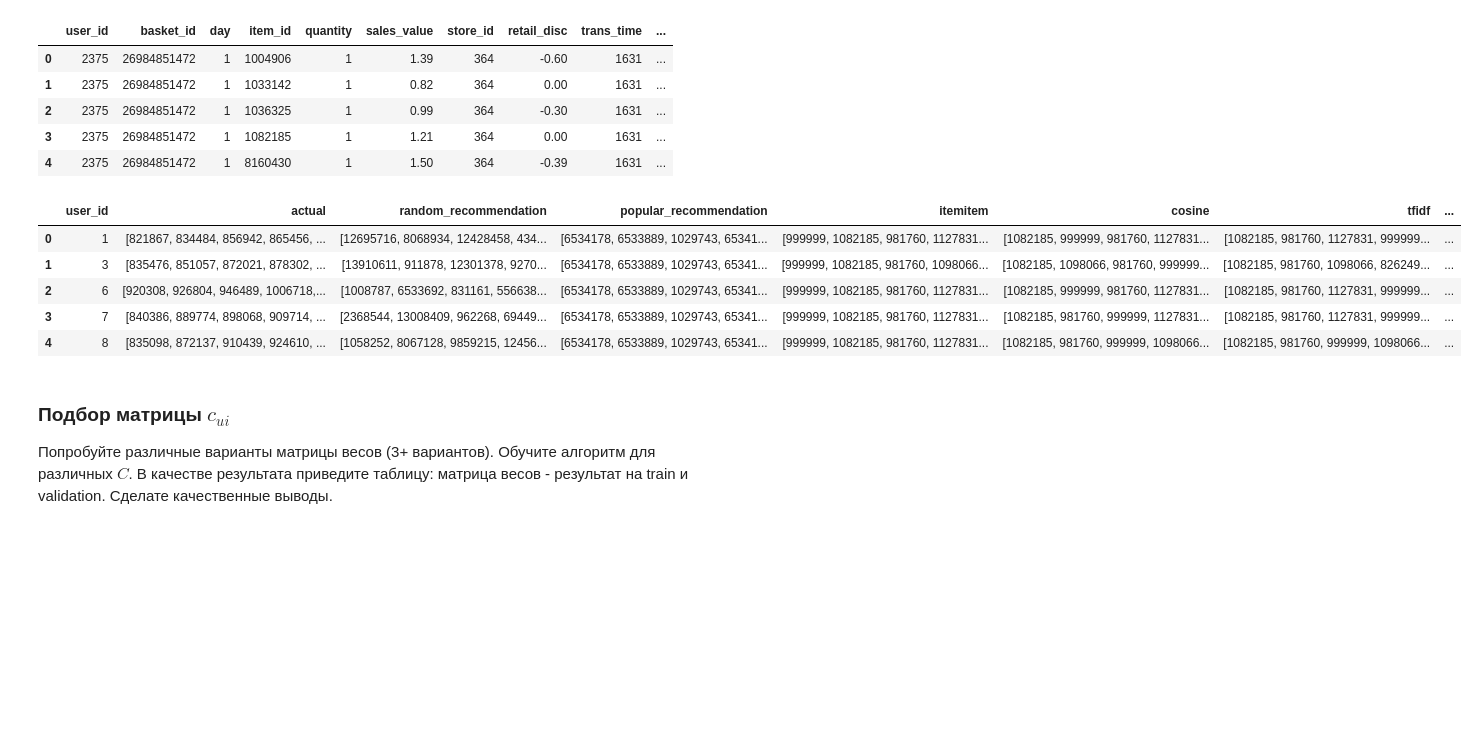
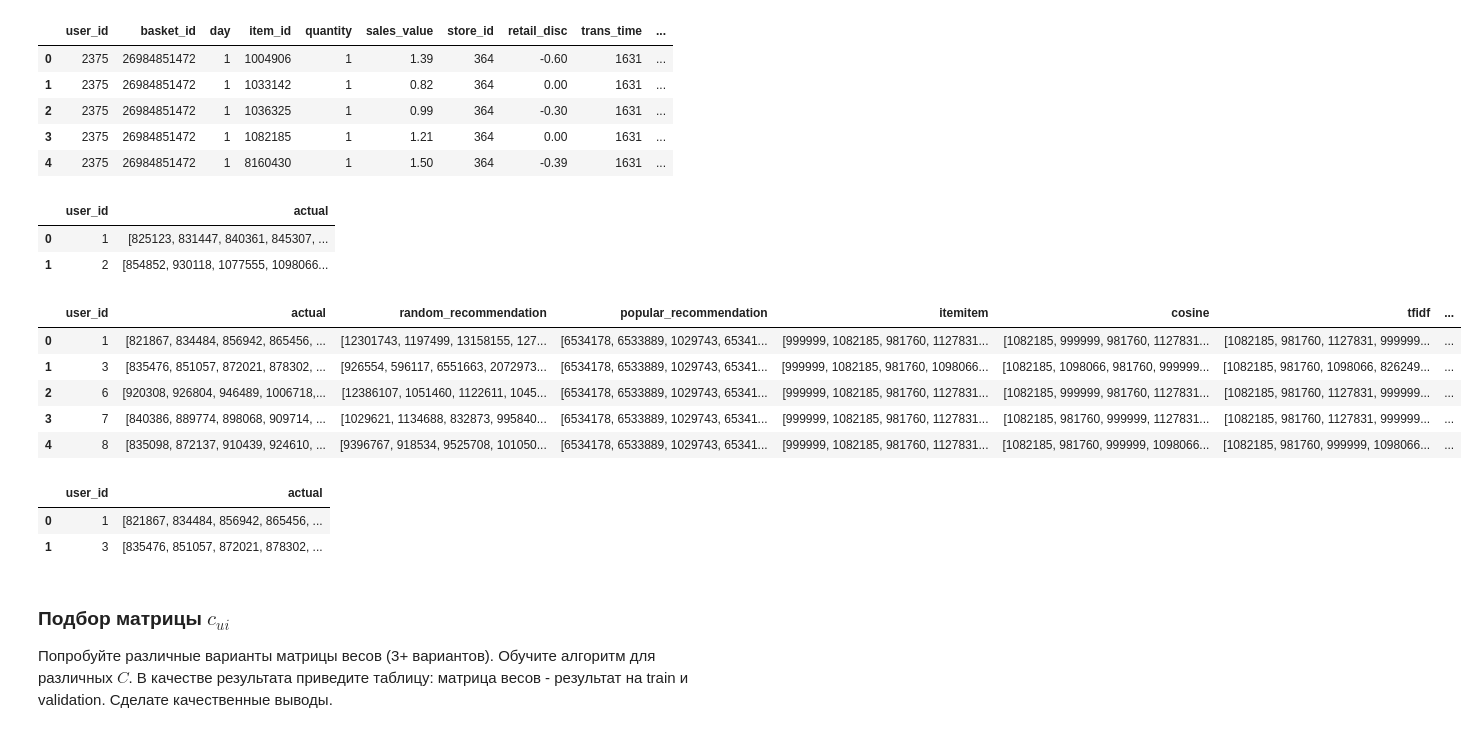
Before and after one commit to AinarIbragimov/2021.01.18.Recommender_systems, a Jupyter notebook: Lesson_3/Lesson_hw_3.ipynb, the cells around one changed output. Cells and saved outputs as stored; diff of their text form; code cells hidden in the pictures; blank space fills up the shorter version.

```diff
--- a/Lesson_3/Lesson_hw_3.ipynb
+++ b/Lesson_3/Lesson_hw_3.ipynb
@@ -71,3 +94,11 @@ data_train.head()
 | 2 | 2375 | 26984851472 | 1 | 1036325 | 1 | 0.99 | 364 | -0.30 | 1631 | ... |
 | 3 | 2375 | 26984851472 | 1 | 1082185 | 1 | 1.21 | 364 | 0.00 | 1631 | ... |
 | 4 | 2375 | 26984851472 | 1 | 8160430 | 1 | 1.50 | 364 | -0.39 | 1631 | ... |
+# %%
+result_train = data_train.groupby('user_id')['item_id'].unique().reset_index()
+result_train.columns=['user_id', 'actual']
+result_train.head(2)
+# %% [output]
+|  | user_id | actual |
+| 0 | 1 | [825123, 831447, 840361, 845307, ... |
+| 1 | 2 | [854852, 930118, 1077555, 1098066... |
@@ -74,13 +112,21 @@ data_train.head()
 # %%
-result = pd.read_csv('./data/predictions_basic.csv')
+result = pd.read_csv('preds.csv')
 result.head()
 # %% [output]
 |  | user_id | actual | random_recommendation | popular_recommendation | itemitem | cosine | tfidf | ... |
-| 0 | 1 | [821867, 834484, 856942, 865456, ... | [12695716, 8068934, 12428458, 434... | [6534178, 6533889, 1029743, 65341... | [999999, 1082185, 981760, 1127831... | [1082185, 999999, 981760, 1127831... | [1082185, 981760, 1127831, 999999... | ... |
-| 1 | 3 | [835476, 851057, 872021, 878302, ... | [13910611, 911878, 12301378, 9270... | [6534178, 6533889, 1029743, 65341... | [999999, 1082185, 981760, 1098066... | [1082185, 1098066, 981760, 999999... | [1082185, 981760, 1098066, 826249... | ... |
-| 2 | 6 | [920308, 926804, 946489, 1006718,... | [1008787, 6533692, 831161, 556638... | [6534178, 6533889, 1029743, 65341... | [999999, 1082185, 981760, 1127831... | [1082185, 999999, 981760, 1127831... | [1082185, 981760, 1127831, 999999... | ... |
-| 3 | 7 | [840386, 889774, 898068, 909714, ... | [2368544, 13008409, 962268, 69449... | [6534178, 6533889, 1029743, 65341... | [999999, 1082185, 981760, 1127831... | [1082185, 981760, 999999, 1127831... | [1082185, 981760, 1127831, 999999... | ... |
-| 4 | 8 | [835098, 872137, 910439, 924610, ... | [1058252, 8067128, 9859215, 12456... | [6534178, 6533889, 1029743, 65341... | [999999, 1082185, 981760, 1127831... | [1082185, 981760, 999999, 1098066... | [1082185, 981760, 999999, 1098066... | ... |
+| 0 | 1 | [821867, 834484, 856942, 865456, ... | [12301743, 1197499, 13158155, 127... | [6534178, 6533889, 1029743, 65341... | [999999, 1082185, 981760, 1127831... | [1082185, 999999, 981760, 1127831... | [1082185, 981760, 1127831, 999999... | ... |
+| 1 | 3 | [835476, 851057, 872021, 878302, ... | [926554, 596117, 6551663, 2072973... | [6534178, 6533889, 1029743, 65341... | [999999, 1082185, 981760, 1098066... | [1082185, 1098066, 981760, 999999... | [1082185, 981760, 1098066, 826249... | ... |
+| 2 | 6 | [920308, 926804, 946489, 1006718,... | [12386107, 1051460, 1122611, 1045... | [6534178, 6533889, 1029743, 65341... | [999999, 1082185, 981760, 1127831... | [1082185, 999999, 981760, 1127831... | [1082185, 981760, 1127831, 999999... | ... |
+| 3 | 7 | [840386, 889774, 898068, 909714, ... | [1029621, 1134688, 832873, 995840... | [6534178, 6533889, 1029743, 65341... | [999999, 1082185, 981760, 1127831... | [1082185, 981760, 999999, 1127831... | [1082185, 981760, 1127831, 999999... | ... |
+| 4 | 8 | [835098, 872137, 910439, 924610, ... | [9396767, 918534, 9525708, 101050... | [6534178, 6533889, 1029743, 65341... | [999999, 1082185, 981760, 1127831... | [1082185, 981760, 999999, 1098066... | [1082185, 981760, 999999, 1098066... | ... |
+# %%
+result_test = data_test.groupby('user_id')['item_id'].unique().reset_index()
+result_test.columns=['user_id', 'actual']
+result_test.head(2)
+# %% [output]
+|  | user_id | actual |
+| 0 | 1 | [821867, 834484, 856942, 865456, ... |
+| 1 | 3 | [835476, 851057, 872021, 878302, ... |
 # %% [markdown]
 ### Подбор матрицы $c_{ui}$
 Попробуйте различные варианты матрицы весов (3+ вариантов). Обучите алгоритм для различных $C$. В качестве результата приведите таблицу: матрица весов - результат на train и validation.
```
Also changed, not shown: parts of 21 cells of this notebook.
